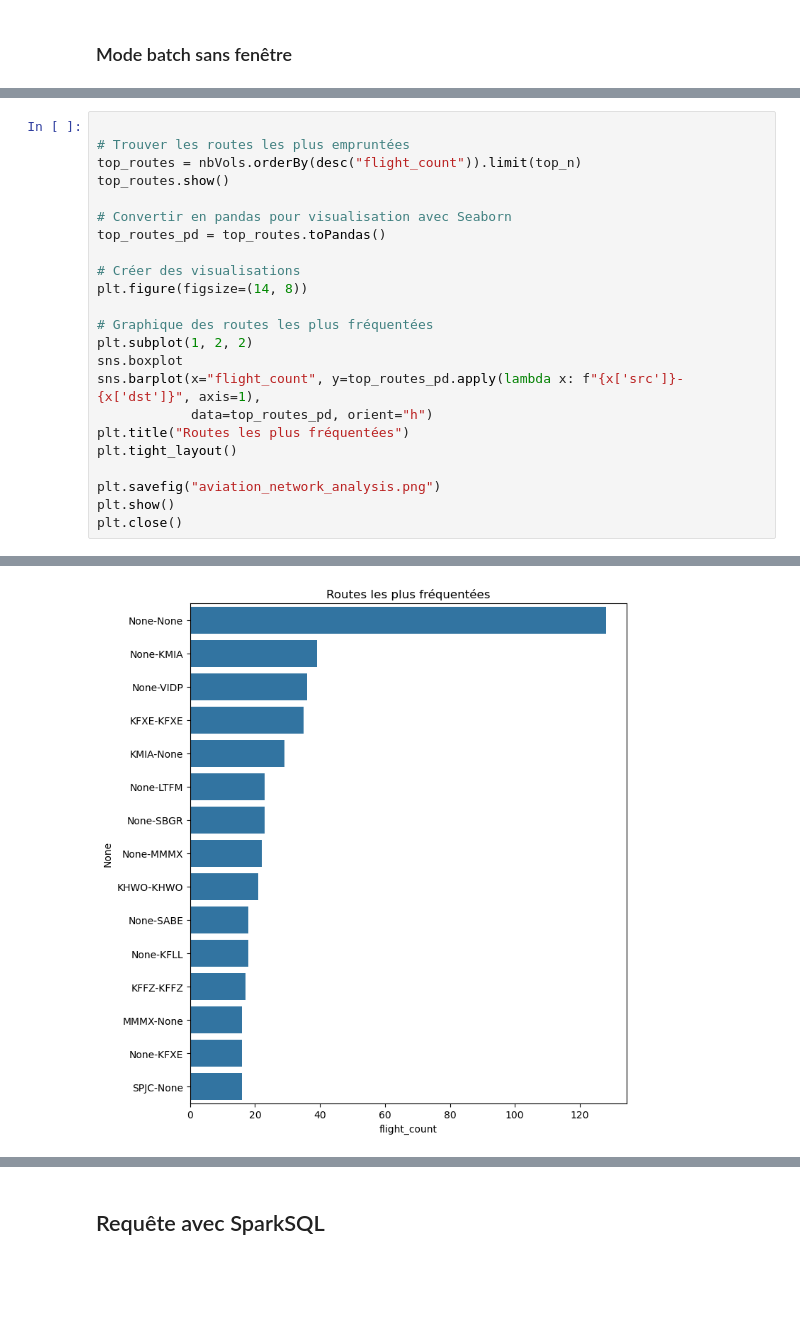
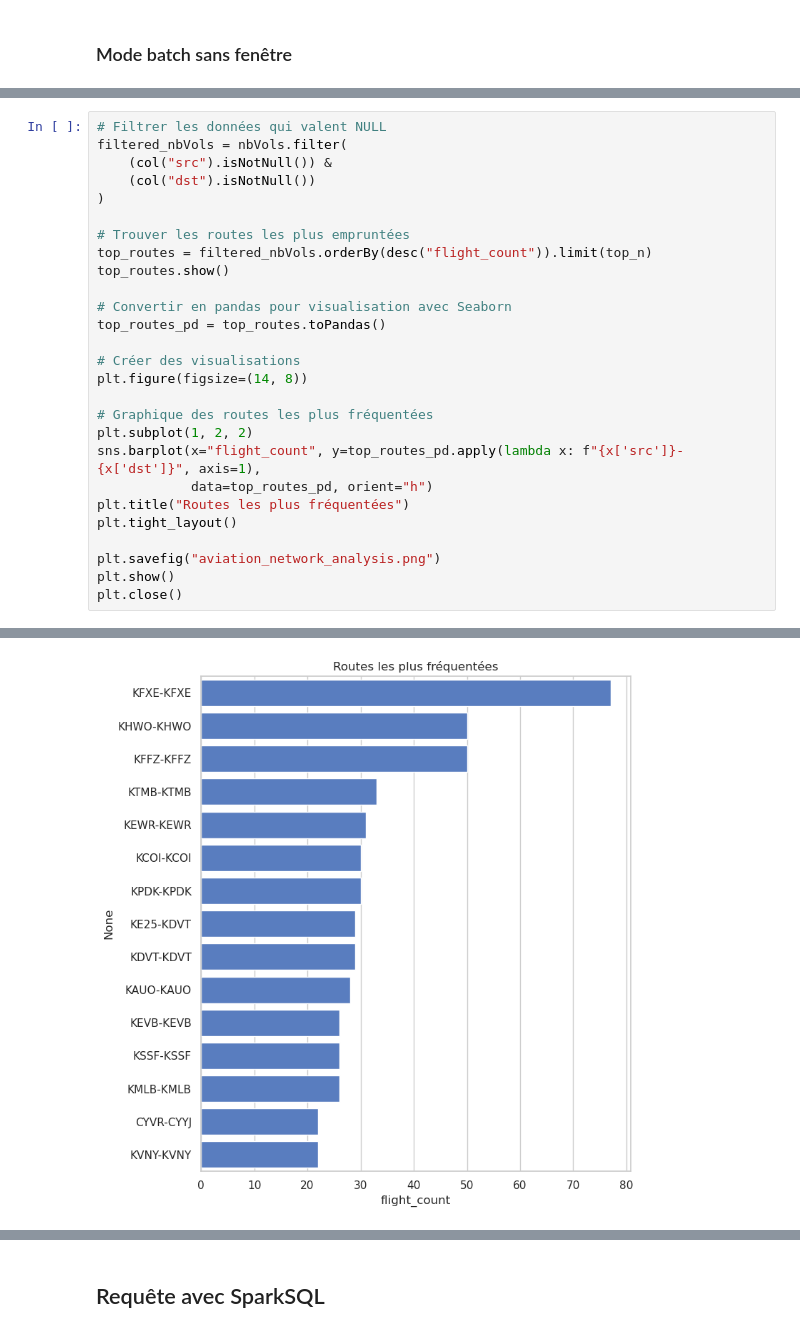
Before and after one commit to Dhoulnoun/BigData-GraphX, a Jupyter notebook: opensky-flights.ipynb, the cells around one changed output, grey strips where cells are left out. Cells and saved outputs as stored; diff of their text form; blank space fills up the shorter version.

Commit message:
update pour retirer les valeurs null

```diff
--- a/opensky-flights.ipynb
+++ b/opensky-flights.ipynb
@@ -144,8 +127,13 @@ filtered_counts
 DataFrame[estDepartureAirport: string, estArrivalAirport: string, flight_count: bigint]
 # %%
+# Filtrer les données qui valent NULL
+filtered_nbVols = nbVols.filter(
+    (col("src").isNotNull()) &
+    (col("dst").isNotNull())
+)
 
 # Trouver les routes les plus empruntées
-top_routes = nbVols.orderBy(desc("flight_count")).limit(top_n)
+top_routes = filtered_nbVols.orderBy(desc("flight_count")).limit(top_n)
 top_routes.show()
 
 # Convertir en pandas pour visualisation avec Seaborn
@@ -156,7 +144,6 @@ plt.figure(figsize=(14, 8))
 
 # Graphique des routes les plus fréquentées
 plt.subplot(1, 2, 2)
-sns.boxplot
 sns.barplot(x="flight_count", y=top_routes_pd.apply(lambda x: f"{x['src']}-{x['dst']}", axis=1),
             data=top_routes_pd, orient="h")
 plt.title("Routes les plus fréquentées")
@@ -190,4 +177,4 @@ plt.close()
-[figure, old version]
+[figure, new version]
 # %%
 # Convertir en pandas pour le pivot
 matrix_data = filtered_counts.toPandas()
```
Also changed, not shown: parts of 8 cells of this notebook.
